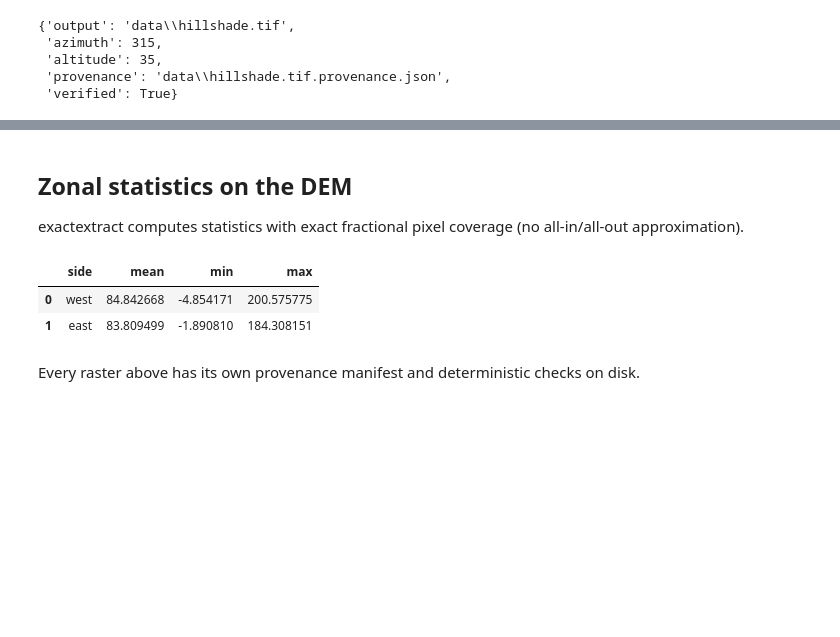
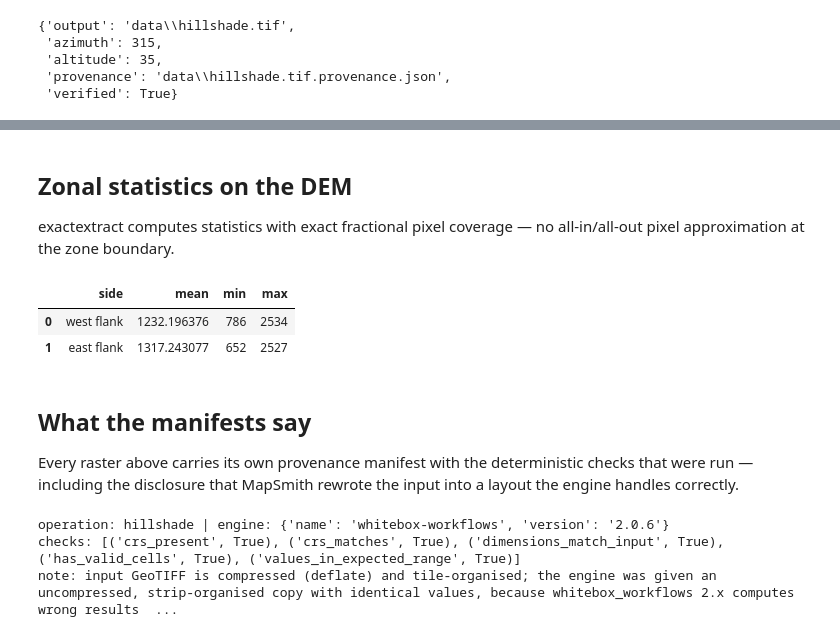
Before and after one commit to mapsmith-ai/MapSmith, a Jupyter notebook: examples/02_terrain_hydrology.ipynb, the cells around one changed output, grey strips where cells are left out. Saved outputs shown, nothing was run; the diff lists cells and outputs as text; code cells hidden in the pictures; blank space fills up the shorter version.

```diff
--- a/examples/02_terrain_hydrology.ipynb
+++ b/examples/02_terrain_hydrology.ipynb
@@ -35,0 +13,19 @@ DEM written: data\dem.tif
+# %%
+import base64
+from pathlib import Path
+
+import numpy as np
+import rasterio
+from IPython.display import Image
+
+from mapsmith import preview
+
+dem_path = Path('fixtures/mount_st_helens_dem.tif')
+data = Path('data'); data.mkdir(exist_ok=True)
+
+with rasterio.open(dem_path) as dem:
+    print('CRS:', dem.crs, '| shape:', dem.shape, '| cell:', dem.res[0], 'm')
+    print('stored as:', 'tiled' if dem.profile['tiled'] else 'striped',
+          '+', dem.profile.get('compress', 'uncompressed'))
+    band = dem.read(1)
+print('elevation range:', int(band.min()), '-', int(band.max()), 'm')
@@ -106,24 +125,45 @@ Image(data=base64.b64decode(png['png_data_uri'].split(',', 1)[1]), width=360)
 # %% [markdown]
 ## Zonal statistics on the DEM
 
-exactextract computes statistics with exact fractional pixel coverage (no all-in/all-out approximation).
+exactextract computes statistics with exact fractional pixel coverage — no
+all-in/all-out pixel approximation at the zone boundary.
 # %%
 from shapely.geometry import box
 from mapsmith.engines import raster
 
+with rasterio.open(dem_path) as dem:
+    left, bottom, right, top = dem.bounds
+mid = (left + right) / 2
+
 zones = gpd.GeoDataFrame(
-    {'side': ['west', 'east']},
-    geometry=[box(500000, 5000000 - 4800, 500000 + 2400, 5000000),
-              box(500000 + 2400, 5000000 - 4800, 500000 + 4800, 5000000)],
-    crs='EPSG:32632')
+    {'side': ['west flank', 'east flank']},
+    geometry=[box(left, bottom, mid, top), box(mid, bottom, right, top)],
+    crs='EPSG:32610')
 zones.to_parquet(data / 'zones.parquet')
-stats = raster.zonal_statistics(str(dem_path), str(data / 'zones.parquet'),
-                                str(data / 'zone_elevation.parquet'),
-                                ['mean', 'min', 'max'])
+
+raster.zonal_statistics(str(dem_path), str(data / 'zones.parquet'),
+                        str(data / 'zone_elevation.parquet'),
+                        ['mean', 'min', 'max'])
 gpd.read_parquet(data / 'zone_elevation.parquet')[['side', 'mean', 'min', 'max']]
 # %% [output]
 |  | side | mean | min | max |
-| 0 | west | 84.842668 | -4.854171 | 200.575775 |
-| 1 | east | 83.809499 | -1.890810 | 184.308151 |
+| 0 | west flank | 1232.196376 | 786 | 2534 |
+| 1 | east flank | 1317.243077 | 652 | 2527 |
-# %% [markdown]
-Every raster above has its own provenance manifest and deterministic checks on disk.
+# %% [markdown]
+## What the manifests say
+
+Every raster above carries its own provenance manifest with the deterministic
+checks that were run — including the disclosure that MapSmith rewrote the
+input into a layout the engine handles correctly.
+# %%
+from mapsmith.provenance import read_provenance
+
+manifest = read_provenance(str(data / 'hillshade.tif'))
+print('operation:', manifest['operation'], '| engine:', manifest['engine'])
+print('checks:', [(c['name'], c['passed']) for c in manifest['verification']])
+for note in manifest['notes']:
+    print('note:', note)
+# %% [output]
+operation: hillshade | engine: {'name': 'whitebox-workflows', 'version': '2.0.6'}
+checks: [('crs_present', True), ('crs_matches', True), ('dimensions_match_input', True), ('has_valid_cells', True), ('values_in_expected_range', True)]
+note: input GeoTIFF is compressed (deflate) and tile-organised; the engine was given an uncompressed, strip-organised copy with identical values, because whitebox_workflows 2.x computes wrong results  ...
```
Also changed, not shown: parts of 17 cells of this notebook, 6 other files.
